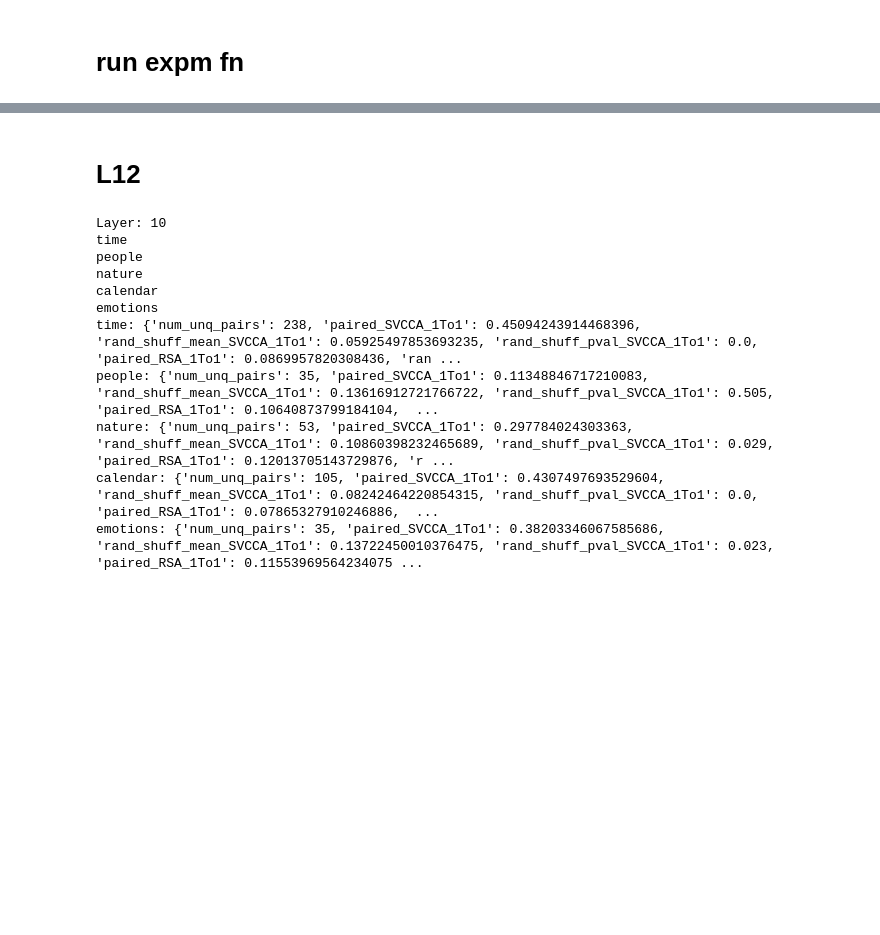
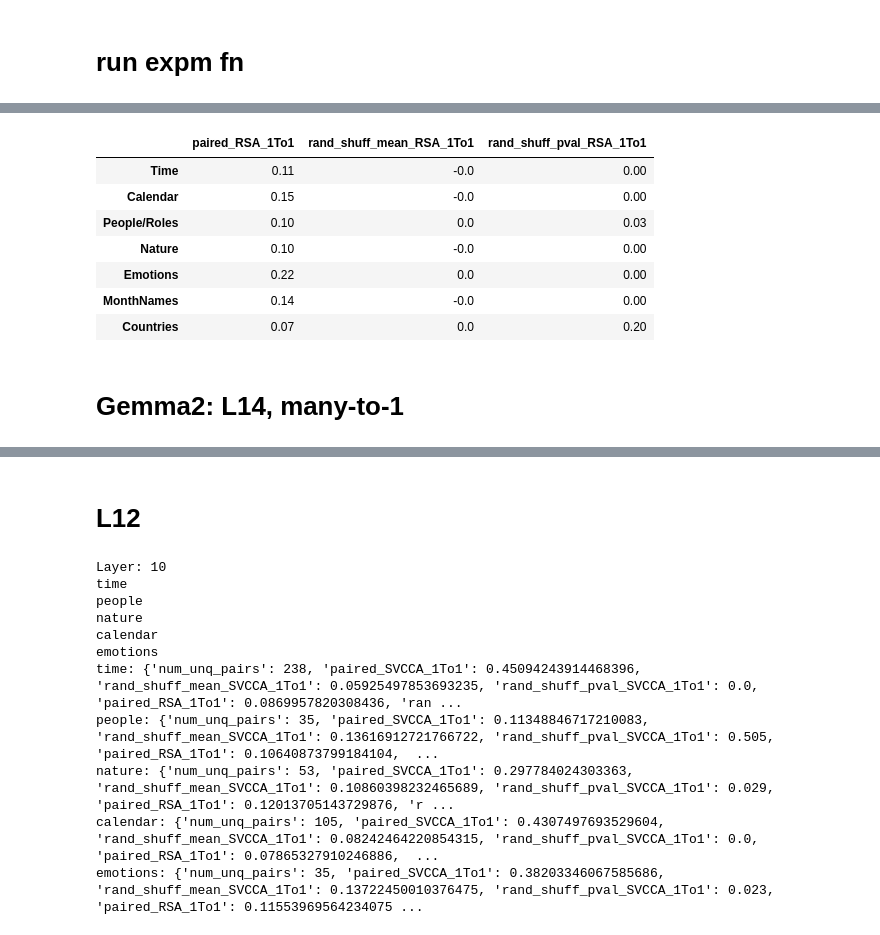
Before and after one commit to wlg1/univ_feat_geom, a Jupyter notebook: notebooks/semantic_subspace_sim/match_semantic_spaces_gemma.ipynb, the cells around one changed output, grey strips where cells are left out. Saved outputs shown, nothing was run; the diff lists cells and outputs as text; code cells hidden in the pictures; blank space fills up the shorter version.

```diff
--- a/notebooks/semantic_subspace_sim/match_semantic_spaces_gemma.ipynb
+++ b/notebooks/semantic_subspace_sim/match_semantic_spaces_gemma.ipynb
@@ -2426,0 +2796,19 @@ def run_semantic_subspace_expms(fList_model_B_seqs, model_A_layer_labels, output
+# %%
+filtered_words = ['1To1', 'RSA']
+filtered_data = {
+    key: {k: v for k, v in sub_dict.items() if all(word in k for word in filtered_words)}
+    for key, sub_dict in all_scores_dict.items()
+}
+df = pd.DataFrame.from_dict(filtered_data, orient='index').round(2)
+display(df)
+# %% [output]
+|  | paired_RSA_1To1 | rand_shuff_mean_RSA_1To1 | rand_shuff_pval_RSA_1To1 |
+| Time | 0.11 | -0.0 | 0.00 |
+| Calendar | 0.15 | -0.0 | 0.00 |
+| People/Roles | 0.10 | 0.0 | 0.03 |
+| Nature | 0.10 | -0.0 | 0.00 |
+| Emotions | 0.22 | 0.0 | 0.00 |
+| MonthNames | 0.14 | -0.0 | 0.00 |
+| Countries | 0.07 | 0.0 | 0.20 |
+# %% [markdown]
+# Gemma2: L14, many-to-1
```
Also changed, not shown: parts of 54 cells of this notebook, 24 other files.
